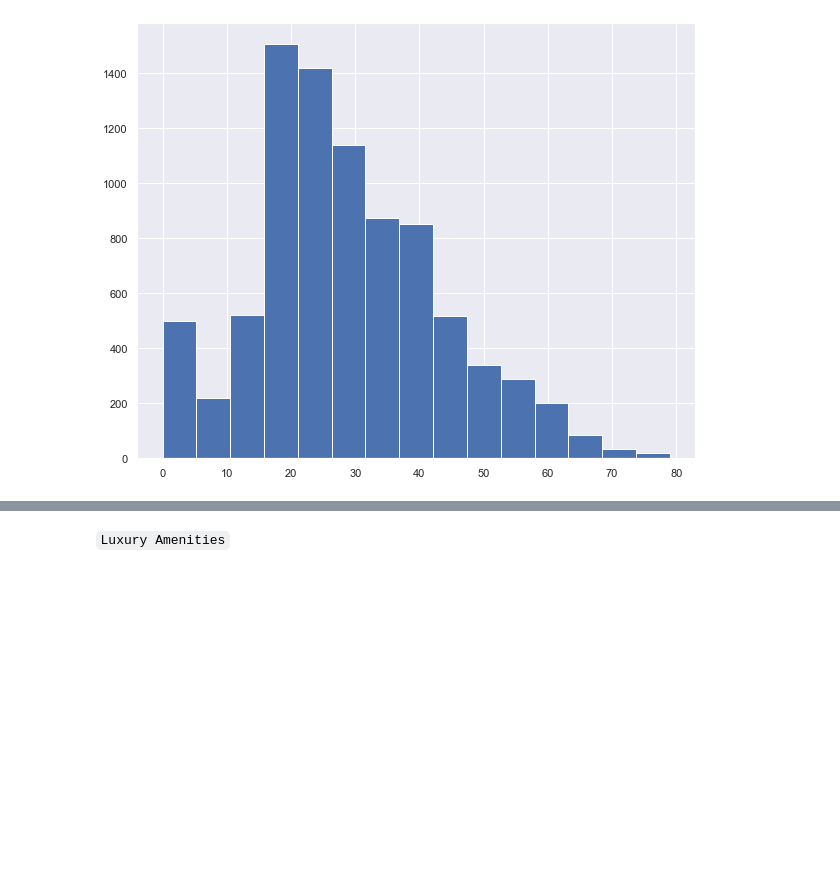
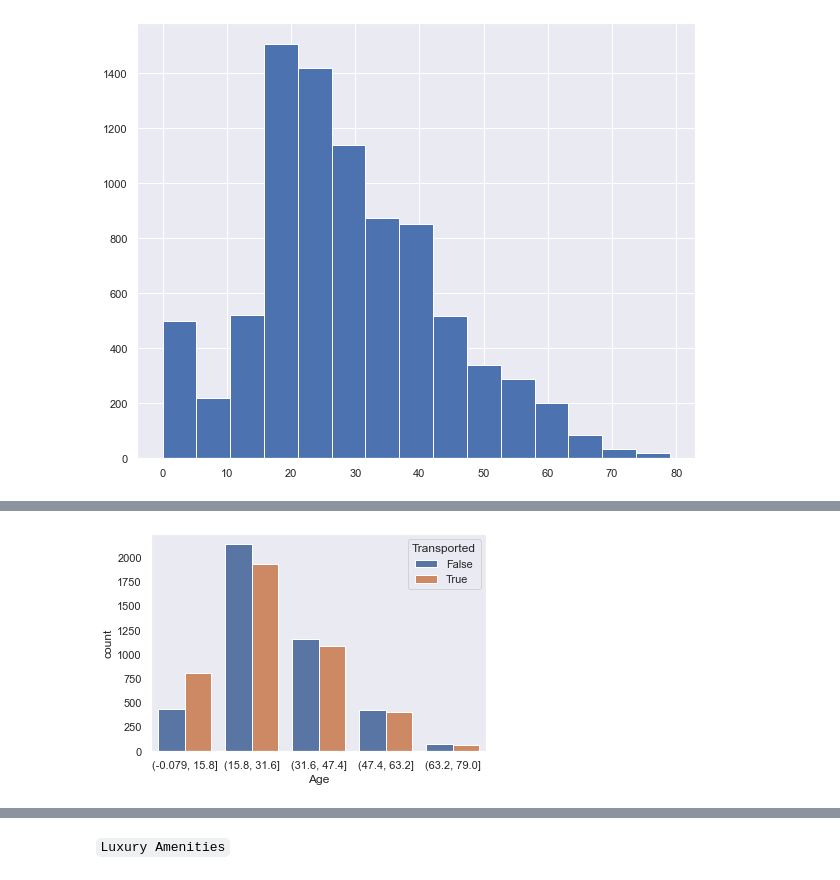
Before and after one commit to SZhafiri/Kagge_Spaceship_Titanic, a Jupyter notebook: First Look.ipynb, the cells around one changed output, grey strips where cells are left out. Drawn from its saved outputs; the diff is of its cells as text; code cells hidden in the pictures; blank space fills up the shorter version.

```diff
--- a/First Look.ipynb
+++ b/First Look.ipynb
@@ -520,0 +540,5 @@ Name: Age, dtype: int64
+# %%
+sns.countplot(x=age_bin5, hue=train['Transported'])
+plt.show()
+# %% [output]
+[figure, added]
```
Also changed, not shown: parts of 92 cells of this notebook.
